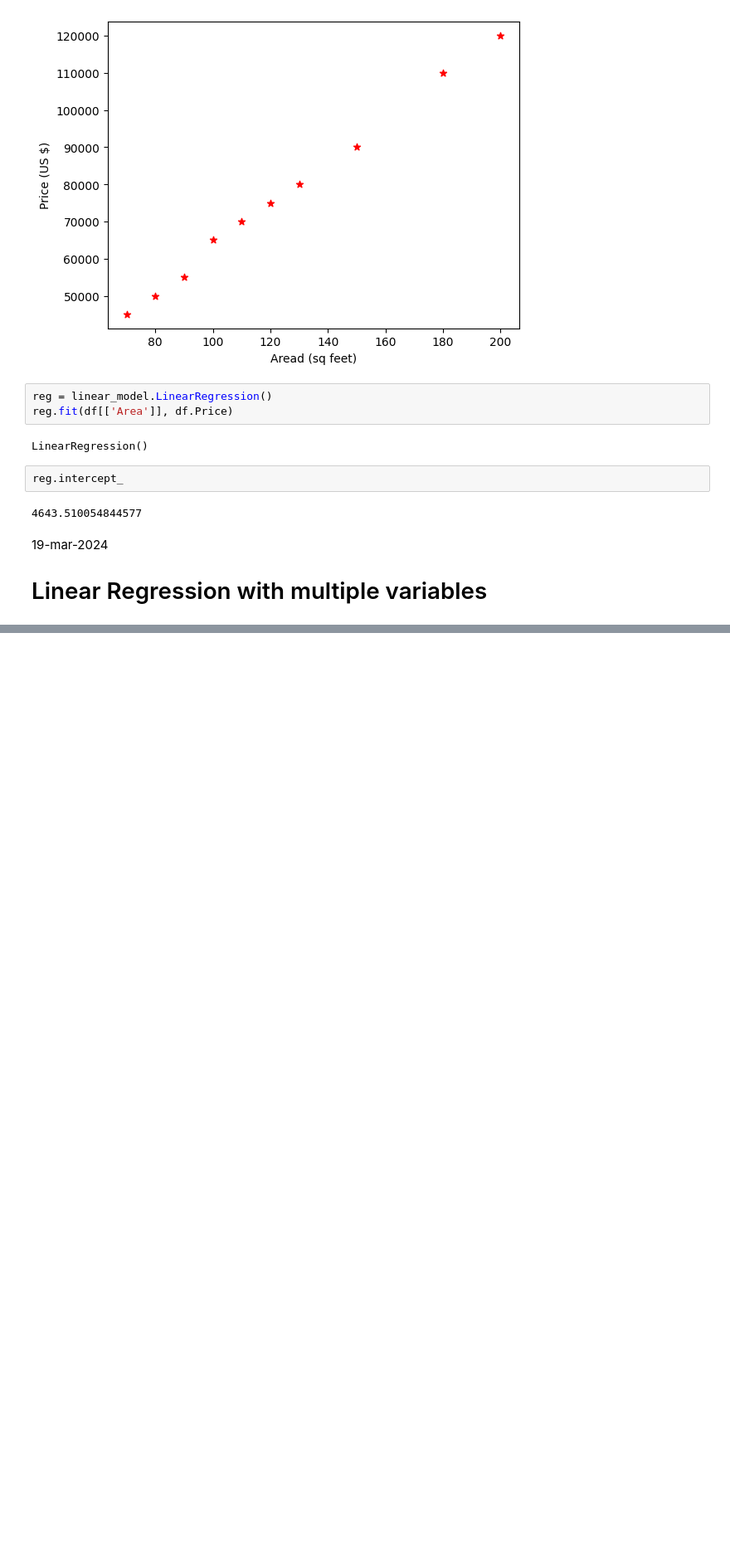
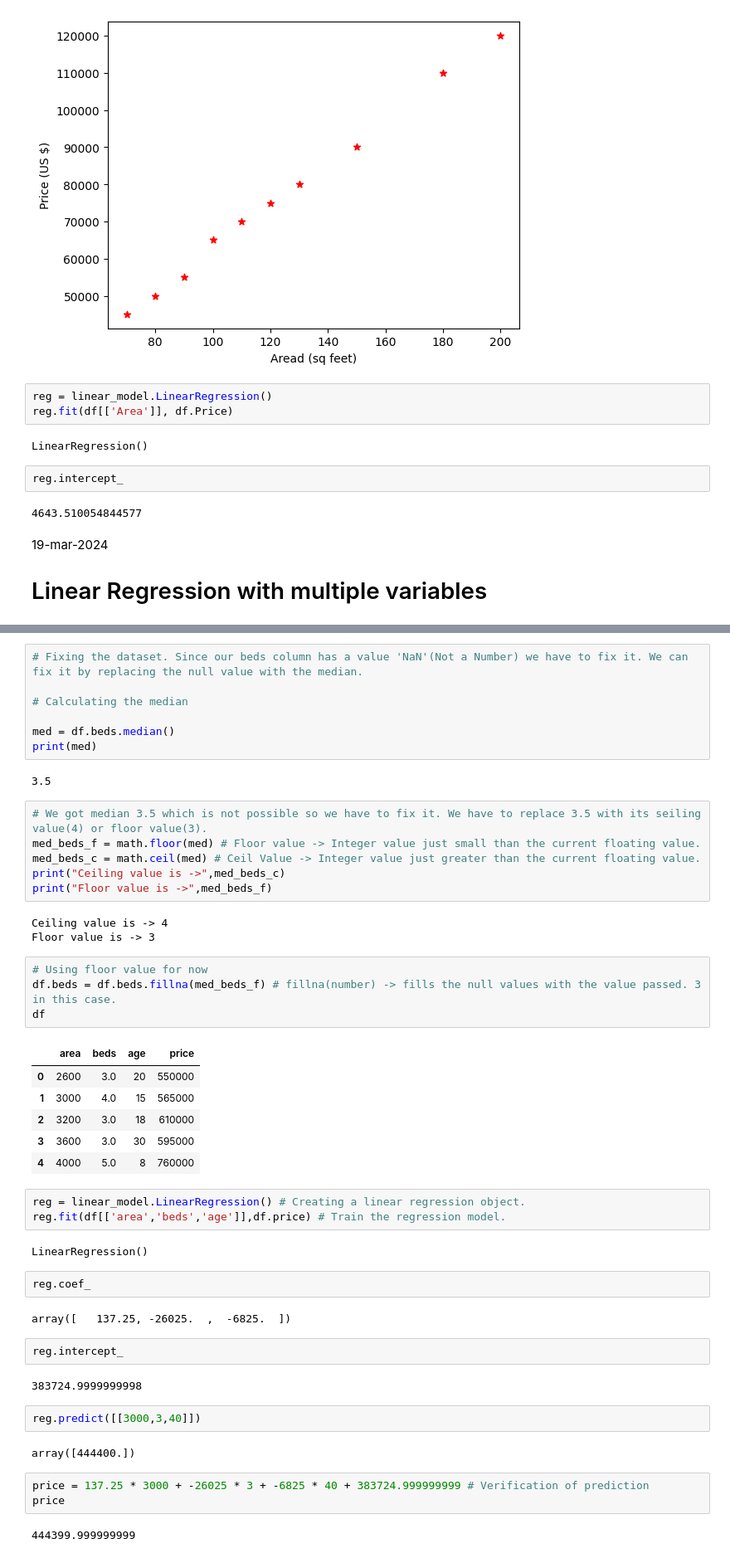
Before and after one commit to Navam927/AI-ML, a Jupyter notebook: Practice_Notebook1.ipynb, the cells around one changed output, grey strips where cells are left out. Shown at 83% size. Cells and saved outputs as stored; diff of their text form; blank space fills up the shorter version.

Commit message:
Done upto Linear Regression with multiple variables.

```diff
--- a/Practice_Notebook1.ipynb
+++ b/Practice_Notebook1.ipynb
@@ -133,0 +155,51 @@ reg.intercept_
+# %%
+# Fixing the dataset. Since our beds column has a value 'NaN'(Not a Number) we have to fix it. We can fix it by replacing the null value with the median.
+
+# Calculating the median
+
+med = df.beds.median()
+print(med)
+# %% [output]
+3.5
+# %%
+# We got median 3.5 which is not possible so we have to fix it. We have to replace 3.5 with its seiling value(4) or floor value(3).
+med_beds_f = math.floor(med) # Floor value -> Integer value just small than the current floating value.
+med_beds_c = math.ceil(med) # Ceil Value -> Integer value just greater than the current floating value.
+print("Ceiling value is ->",med_beds_c)
+print("Floor value is ->",med_beds_f)
+# %% [output]
+Ceiling value is -> 4
+Floor value is -> 3
+# %%
+# Using floor value for now
+df.beds = df.beds.fillna(med_beds_f) # fillna(number) -> fills the null values with the value passed. 3 in this case.
+df
+# %% [output]
+|  | area | beds | age | price |
+| 0 | 2600 | 3.0 | 20 | 550000 |
+| 1 | 3000 | 4.0 | 15 | 565000 |
+| 2 | 3200 | 3.0 | 18 | 610000 |
+| 3 | 3600 | 3.0 | 30 | 595000 |
+| 4 | 4000 | 5.0 | 8 | 760000 |
+# %%
+reg = linear_model.LinearRegression() # Creating a linear regression object.
+reg.fit(df[['area','beds','age']],df.price) # Train the regression model.
+# %% [output]
+LinearRegression()
+# %%
+reg.coef_
+# %% [output]
+array([   137.25, -26025.  ,  -6825.  ])
+# %%
+reg.intercept_
+# %% [output]
+383724.9999999998
+# %%
+reg.predict([[3000,3,40]])
+# %% [output]
+array([444400.])
+# %%
+price = 137.25 * 3000 + -26025 * 3 + -6825 * 40 + 383724.999999999 # Verification of prediction
+price
+# %% [output]
+444399.999999999
```
Also changed, not shown: parts of 2 cells of this notebook.
